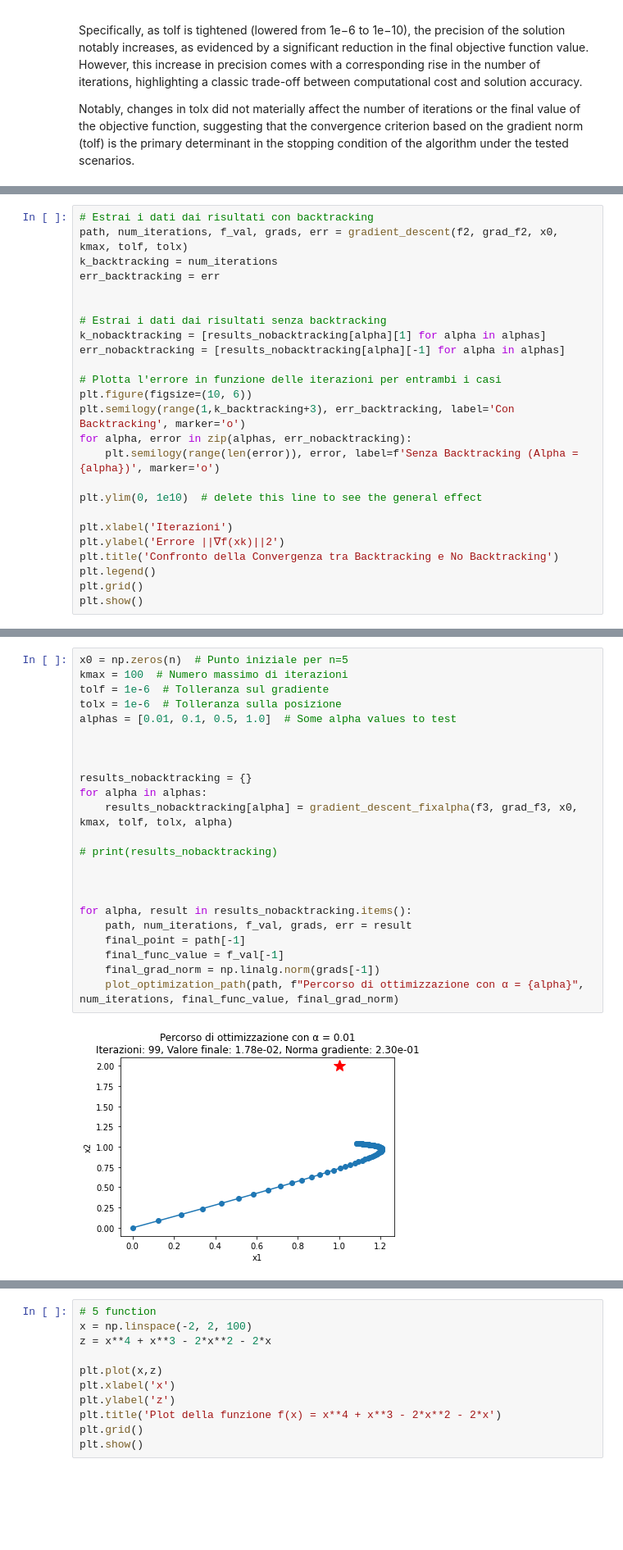
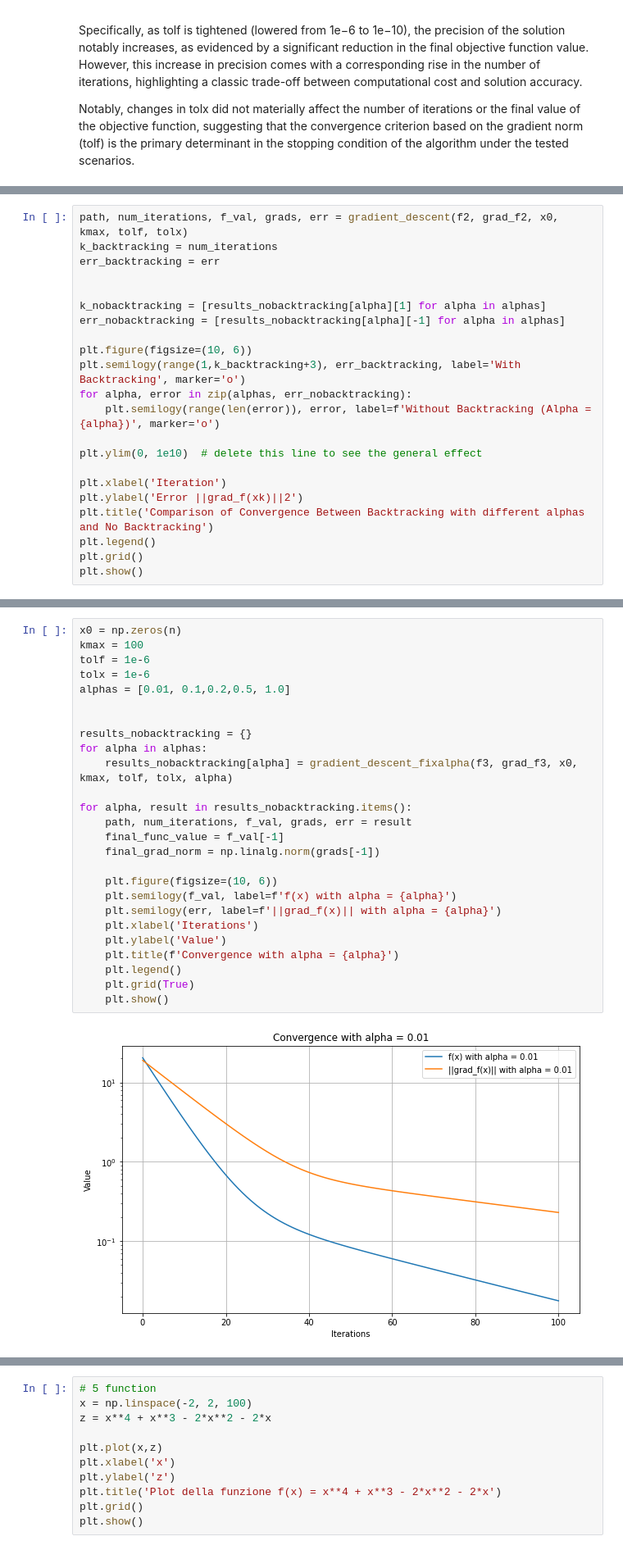
Before and after one commit to francescobaio/SMMhomeworks, a Jupyter notebook: SMM_homework3/homework3_part1.ipynb, the cells around one changed output, grey strips where cells are left out. Shown at 82% size. Cells and saved outputs as stored; diff of their text form; blank space fills up the shorter version.

```diff
--- a/SMM_homework3/homework3_part1.ipynb
+++ b/SMM_homework3/homework3_part1.ipynb
@@ -570,25 +490,22 @@ plt.show()
 # %%
-# Estrai i dati dai risultati con backtracking
 path, num_iterations, f_val, grads, err = gradient_descent(f2, grad_f2, x0, kmax, tolf, tolx)
 k_backtracking = num_iterations
 err_backtracking = err
 
 
-# Estrai i dati dai risultati senza backtracking
 k_nobacktracking = [results_nobacktracking[alpha][1] for alpha in alphas]
 err_nobacktracking = [results_nobacktracking[alpha][-1] for alpha in alphas]
 
-# Plotta l'errore in funzione delle iterazioni per entrambi i casi
 plt.figure(figsize=(10, 6))
-plt.semilogy(range(1,k_backtracking+3), err_backtracking, label='Con Backtracking', marker='o')
+plt.semilogy(range(1,k_backtracking+3), err_backtracking, label='With Backtracking', marker='o')
 for alpha, error in zip(alphas, err_nobacktracking):
-    plt.semilogy(range(len(error)), error, label=f'Senza Backtracking (Alpha = {alpha})', marker='o')
+    plt.semilogy(range(len(error)), error, label=f'Without Backtracking (Alpha = {alpha})', marker='o')
 
 plt.ylim(0, 1e10)  # delete this line to see the general effect
 
-plt.xlabel('Iterazioni')
-plt.ylabel('Errore ||∇f(xk)||2')
-plt.title('Confronto della Convergenza tra Backtracking e No Backtracking')
+plt.xlabel('Iteration')
+plt.ylabel('Error ||grad_f(xk)||2')
+plt.title('Comparison of Convergence Between Backtracking with different alphas and No Backtracking')
 plt.legend()
 plt.grid()
 plt.show()
@@ -758,25 +605,28 @@ plt.show()
 # %%
-x0 = np.zeros(n)  # Punto iniziale per n=5
-kmax = 100  # Numero massimo di iterazioni
-tolf = 1e-6  # Tolleranza sul gradiente
-tolx = 1e-6  # Tolleranza sulla posizione
-alphas = [0.01, 0.1, 0.5, 1.0]  # Some alpha values to test
-
+x0 = np.zeros(n)
+kmax = 100
+tolf = 1e-6
+tolx = 1e-6
+alphas = [0.01, 0.1,0.2,0.5, 1.0]
 
 
 results_nobacktracking = {}
 for alpha in alphas:
     results_nobacktracking[alpha] = gradient_descent_fixalpha(f3, grad_f3, x0, kmax, tolf, tolx, alpha)
 
-# print(results_nobacktracking)
-
-
-
 for alpha, result in results_nobacktracking.items():
     path, num_iterations, f_val, grads, err = result
-    final_point = path[-1]
     final_func_value = f_val[-1]
     final_grad_norm = np.linalg.norm(grads[-1])
-    plot_optimization_path(path, f"Percorso di ottimizzazione con α = {alpha}", num_iterations, final_func_value, final_grad_norm)
+
+    plt.figure(figsize=(10, 6))
+    plt.semilogy(f_val, label=f'f(x) with alpha = {alpha}')
+    plt.semilogy(err, label=f'||grad_f(x)|| with alpha = {alpha}')
+    plt.xlabel('Iterations')
+    plt.ylabel('Value')
+    plt.title(f'Convergence with alpha = {alpha}')
+    plt.legend()
+    plt.grid(True)
+    plt.show()
 # %% [output]
-[figure, old version]
+[figure, new version]
```
Also changed, not shown: parts of 29 cells of this notebook, 8 other files.
